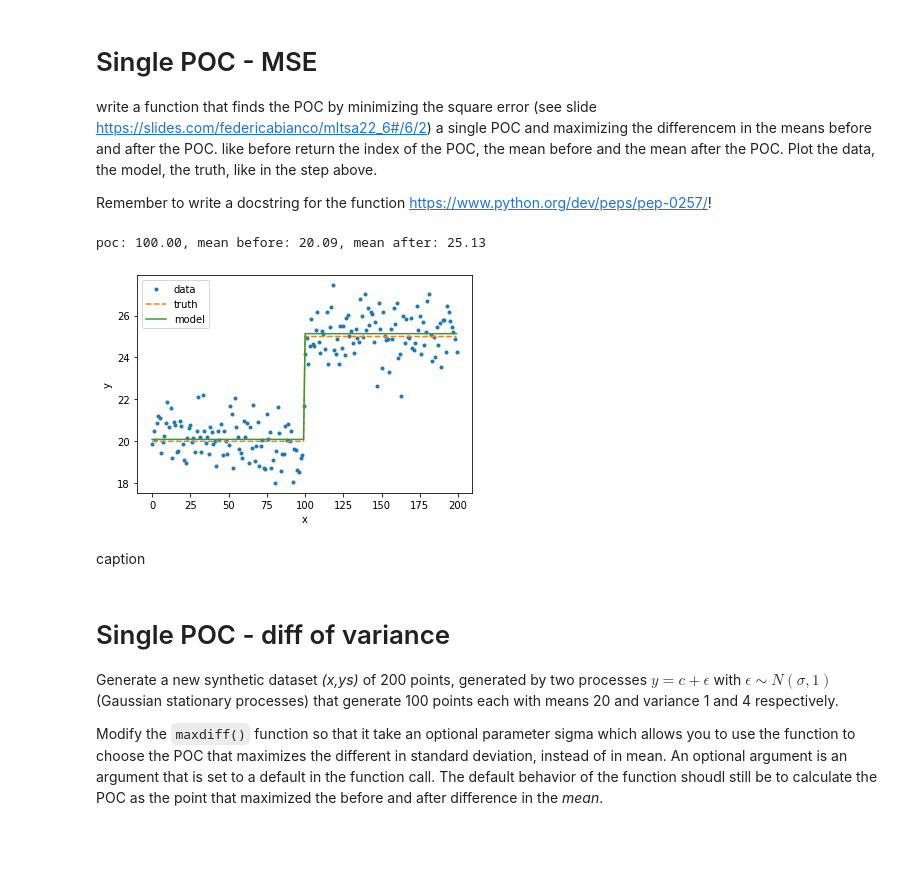
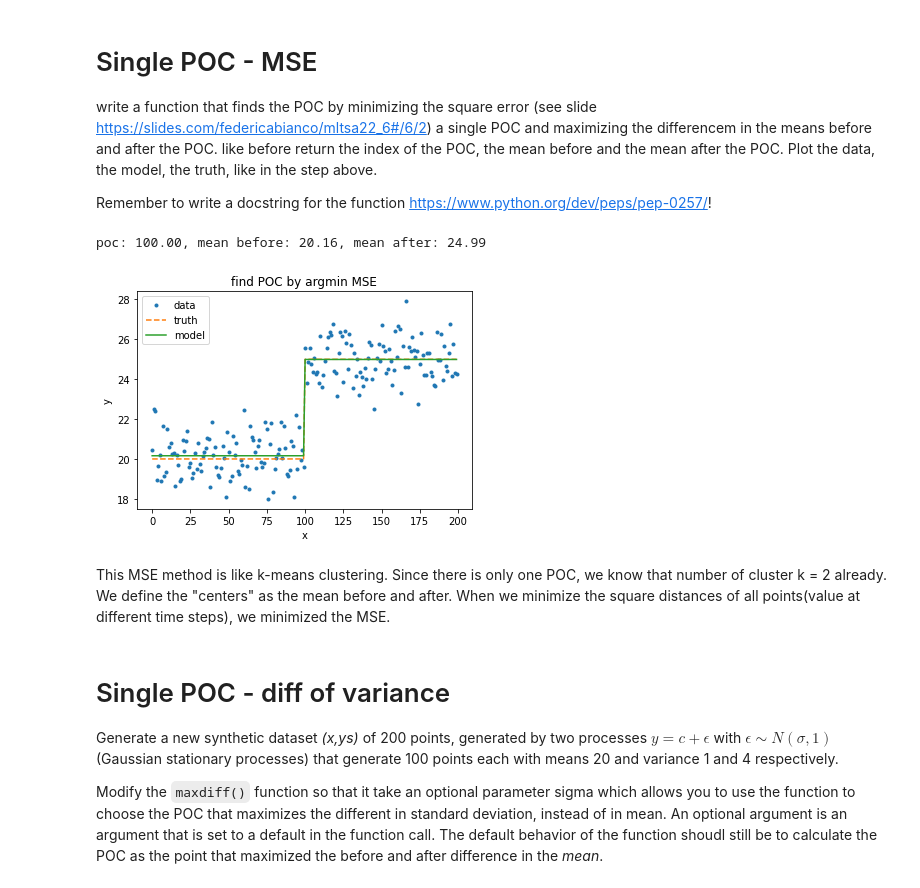
Before and after one commit to pvhau169/MLTSA22_HPhan, a Jupyter notebook: HW6/chchchchanges_instructions.ipynb, the cells around one changed output. Saved outputs shown, nothing was run; the diff lists cells and outputs as text; code cells hidden in the pictures; blank space fills up the shorter version.

```diff
--- a/HW6/chchchchanges_instructions.ipynb
+++ b/HW6/chchchchanges_instructions.ipynb
@@ -76,14 +77,34 @@ def poc_mse(...)
-# %%
-
-print("poc: {:.2f}, mean before: {:.2f}, mean after: {:.2f}".format(*poc_mse(ym)))
-# %% [output]
-poc: 100.00, mean before: 20.09, mean after: 25.13
-# %%
-...
-# %% [output]
-[figure, removed]
-# %% [markdown]
-caption
+# %%
+def poc_mse(y):
+  def findMSE(i):
+    return np.sum( (y - f(y[:i]) ** 2)) + np.sum( (y - f(y[i:]) ** 2))
+    n = len(y)
+    f = np.nanmean
+    poc, mse, before, after = 0, findMSE(0), np.nan, np.nan
+
+    for i in range(1, n):
+      mse_here = findMSE(i)
+      if mse_here<mse:
+        mse = mse_here
+        before, after = f(ym[:i]), f(ym[i:])
+        poc = i
+    return poc, before, after
+print("poc: {:.2f}, mean before: {:.2f}, mean after: {:.2f}".format(*maxdiff(ym)))
+# %% [output]
+poc: 100.00, mean before: 20.16, mean after: 24.99
+# %%
+poc, before, after = maxdiff(ym)
+pl.plot(x, ym, '.', label="data")
+pl.plot(range(200), [mu1] * 100 + [mu2] * 100, '--', label="truth")
+pl.plot(x, [before] * poc + [after] * (len(ym) - poc), label="model")
+pl.xlabel('x')
+pl.ylabel('y');
+pl.title("find POC by argmin MSE")
+pl.legend();
+# %% [output]
+[figure, added]
+# %% [markdown]
+This MSE method is like k-means clustering. Since there is only one POC, we know that number of cluster k = 2 already. We define the "centers" as the mean before and after. When we minimize the square distances of all points(value at different time steps), we minimized the MSE.
 # %% [markdown]
 # Single POC - diff of variance
 Generate a new synthetic dataset _(x,ys)_ of 200 points, generated by two processes $ y =c + \epsilon$ with $\epsilon \sim N(\sigma,1)$ (Gaussian stationary processes) that generate 100 points each with means 20 and variance 1 and 4 respectively.
```
Also changed, not shown: parts of 20 cells of this notebook.
